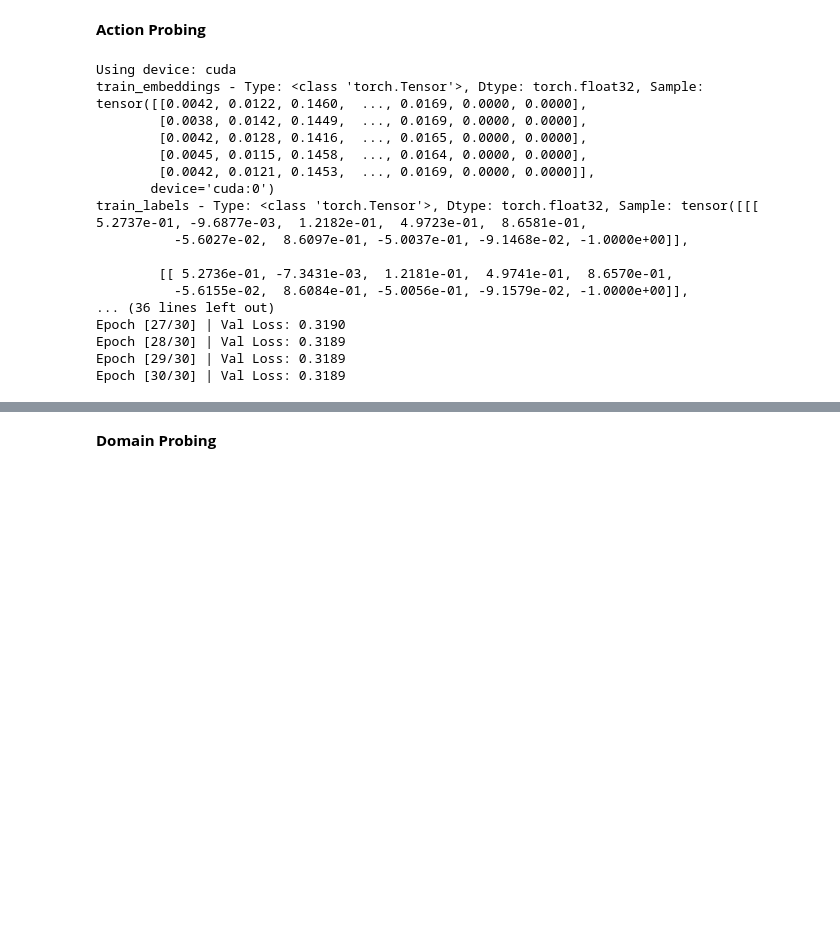
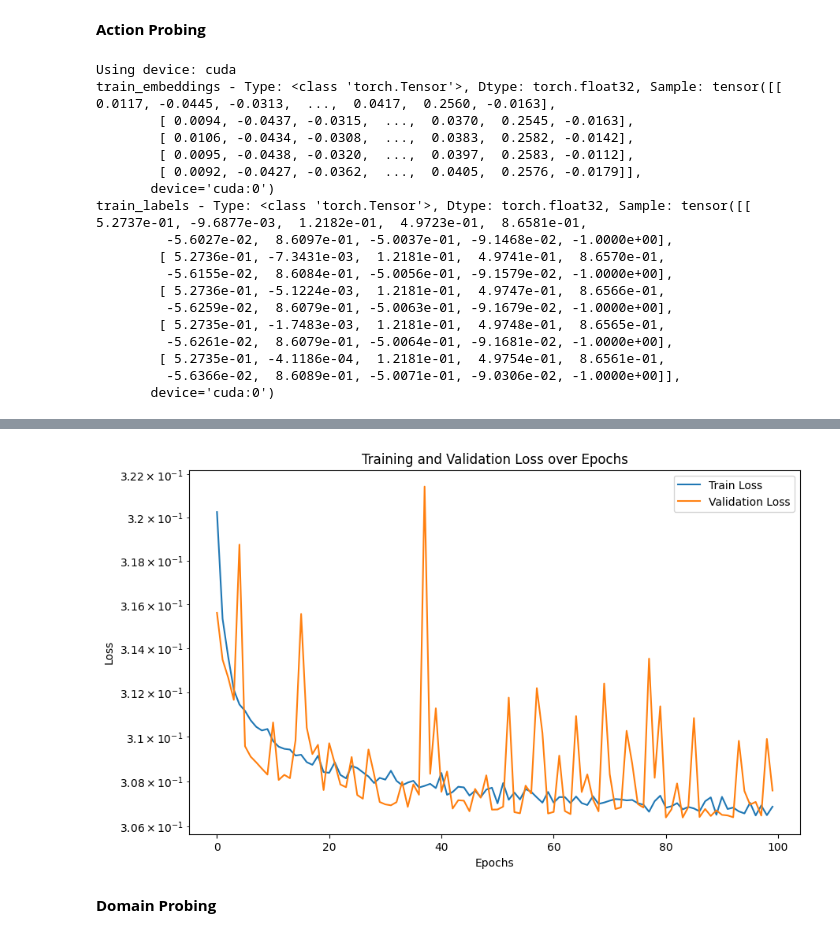
Before and after one commit to yyardi/Bridging-the-Sim2Real-Gap, a Jupyter notebook: notebooks/Compiled_models.ipynb, the cells around one changed output, grey strips where cells are left out. Saved outputs shown, nothing was run; the diff lists cells and outputs as text; code cells hidden in the pictures; blank space fills up the shorter version.

```diff
--- a/notebooks/Compiled_models.ipynb
+++ b/notebooks/Compiled_models.ipynb
@@ -328,24 +328,25 @@ plt.show()
 # %%
 from src.models.actionprobe import train_action_probe
 
-file_path = embeddings_path / "encoders/ResNet18.npz"
+file_path = embeddings_path / "encoders/MVP.npz"
 
-train_action_probe(file_path, epochs=30)
+train_action_probe(file_path, epochs=100, batch_size=100, lr=0.01)
 # %% [output]
 Using device: cuda
-train_embeddings - Type: <class 'torch.Tensor'>, Dtype: torch.float32, Sample: tensor([[0.0042, 0.0122, 0.1460,  ..., 0.0169, 0.0000, 0.0000],
-        [0.0038, 0.0142, 0.1449,  ..., 0.0169, 0.0000, 0.0000],
-        [0.0042, 0.0128, 0.1416,  ..., 0.0165, 0.0000, 0.0000],
-        [0.0045, 0.0115, 0.1458,  ..., 0.0164, 0.0000, 0.0000],
-        [0.0042, 0.0121, 0.1453,  ..., 0.0169, 0.0000, 0.0000]],
+train_embeddings - Type: <class 'torch.Tensor'>, Dtype: torch.float32, Sample: tensor([[ 0.0117, -0.0445, -0.0313,  ...,  0.0417,  0.2560, -0.0163],
+        [ 0.0094, -0.0437, -0.0315,  ...,  0.0370,  0.2545, -0.0163],
+        [ 0.0106, -0.0434, -0.0308,  ...,  0.0383,  0.2582, -0.0142],
+        [ 0.0095, -0.0438, -0.0320,  ...,  0.0397,  0.2583, -0.0112],
+        [ 0.0092, -0.0427, -0.0362,  ...,  0.0405,  0.2576, -0.0179]],
        device='cuda:0')
-train_labels - Type: <class 'torch.Tensor'>, Dtype: torch.float32, Sample: tensor([[[ 5.2737e-01, -9.6877e-03,  1.2182e-01,  4.9723e-01,  8.6581e-01,
-          -5.6027e-02,  8.6097e-01, -5.0037e-01, -9.1468e-02, -1.0000e+00]],
-
-        [[ 5.2736e-01, -7.3431e-03,  1.2181e-01,  4.9741e-01,  8.6570e-01,
-          -5.6155e-02,  8.6084e-01, -5.0056e-01, -9.1579e-02, -1.0000e+00]],
-... (36 lines left out)
-Epoch [27/30] | Val Loss: 0.3190
-Epoch [28/30] | Val Loss: 0.3189
-Epoch [29/30] | Val Loss: 0.3189
-Epoch [30/30] | Val Loss: 0.3189
+train_labels - Type: <class 'torch.Tensor'>, Dtype: torch.float32, Sample: tensor([[ 5.2737e-01, -9.6877e-03,  1.2182e-01,  4.9723e-01,  8.6581e-01,
+         -5.6027e-02,  8.6097e-01, -5.0037e-01, -9.1468e-02, -1.0000e+00],
+        [ 5.2736e-01, -7.3431e-03,  1.2181e-01,  4.9741e-01,  8.6570e-01,
+         -5.6155e-02,  8.6084e-01, -5.0056e-01, -9.1579e-02, -1.0000e+00],
+        [ 5.2736e-01, -5.1224e-03,  1.2181e-01,  4.9747e-01,  8.6566e-01,
+         -5.6259e-02,  8.6079e-01, -5.0063e-01, -9.1679e-02, -1.0000e+00],
+        [ 5.2735e-01, -1.7483e-03,  1.2181e-01,  4.9748e-01,  8.6565e-01,
+         -5.6261e-02,  8.6079e-01, -5.0064e-01, -9.1681e-02, -1.0000e+00],
+        [ 5.2735e-01, -4.1186e-04,  1.2181e-01,  4.9754e-01,  8.6561e-01,
+         -5.6366e-02,  8.6089e-01, -5.0071e-01, -9.0306e-02, -1.0000e+00]],
+       device='cuda:0')
@@ -352,3 +370,4 @@ Epoch [30/30] | Val Loss: 0.3189
+[figure, added]
 # %% [markdown]
 **Domain Probing**
 # %%
```
Also changed, not shown: parts of 2 cells of this notebook, 5 other files.
